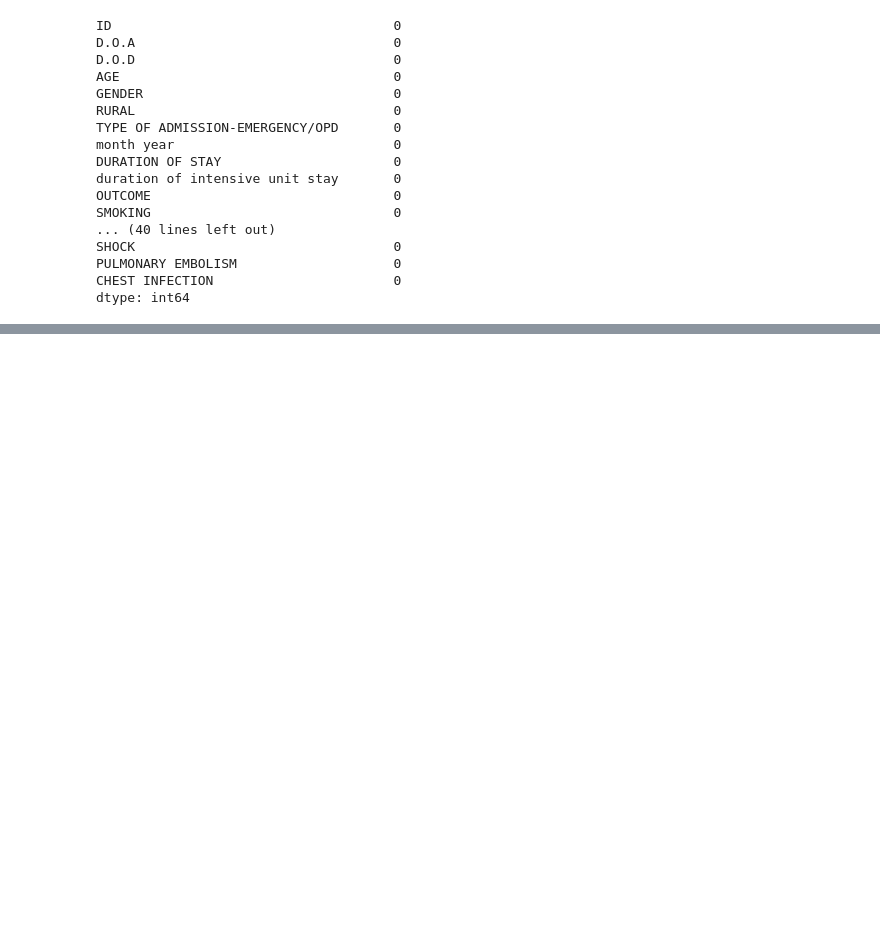
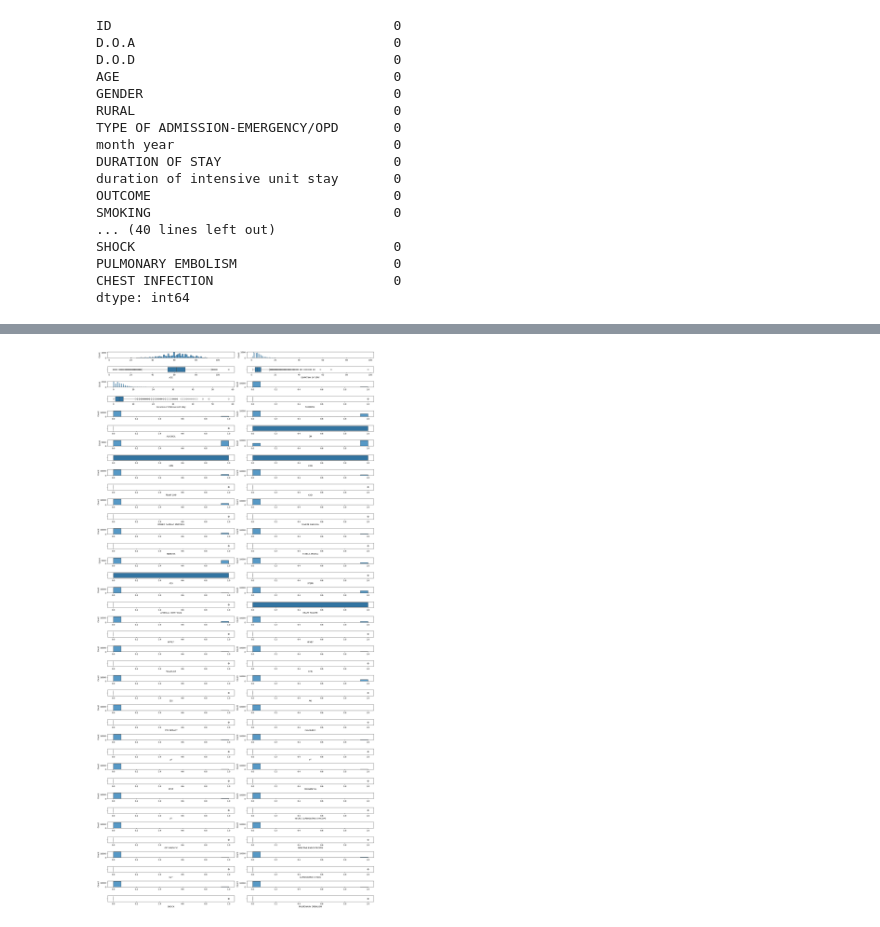
Before and after one commit to Estefaniagz/Proyecto_nocountry, a Jupyter notebook: explore.ipynb, the cells around one changed output, grey strips where cells are left out. Saved outputs shown, nothing was run; the diff lists cells and outputs as text; code cells hidden in the pictures; blank space fills up the shorter version.

```diff
--- a/explore.ipynb
+++ b/explore.ipynb
@@ -141,0 +335,3 @@ dtype: int64
+# %%
+numericas = df1.select_dtypes(include=['int']).columns.tolist()
+numericas
@@ -141,0 +356,22 @@ dtype: int64
+# %%
+# Suponiendo que 'numericas' es una lista de columnas numéricas
+fig, axis = plt.subplots(38, 2, figsize=(20, 40))  # Aumentando el tamaño de la figura
+
+for i, num in enumerate(numericas):
+    if i % 2 == 0:
+        sns.histplot(ax=axis[i, 0], data=df1, x=num).set(xlabel=None)
+        sns.boxplot(ax=axis[i + 1, 0], data=df1, x=num)
+    else:
+        sns.histplot(ax=axis[i - 1, 1], data=df1, x=num).set(xlabel=None)
+        sns.boxplot(ax=axis[i, 1], data=df1, x=num)
+
+# Ajustar el espaciado entre los gráficos
+plt.subplots_adjust(hspace=0.4, wspace=0.2)  # Espaciado horizontal y vertical
+
+# Ajustar la distribución de las subgráficas
+plt.tight_layout()  # Asegura que las etiquetas y títulos no se solapen
+
+# Mostrar la gráfica
+plt.show()
+# %% [output]
+[figure, added]
```
Also changed, not shown: parts of 29 cells of this notebook.
